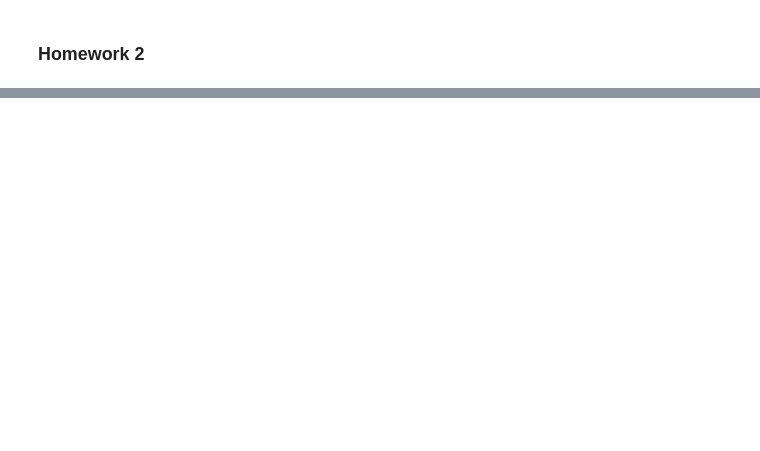
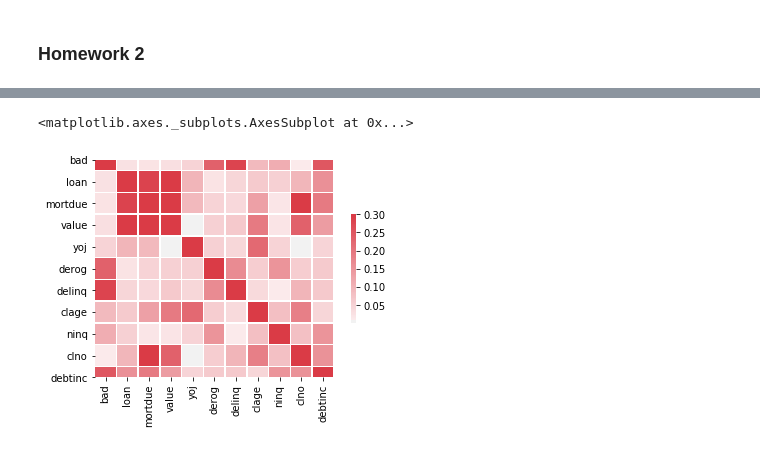
Before and after one commit to UVBMOB/Mert_Caglar, a Jupyter notebook: Homework_2.ipynb, the cells around one changed output, grey strips where cells are left out. Drawn from its saved outputs; the diff is of its cells as text; code cells hidden in the pictures; blank space fills up the shorter version.

```diff
--- a/Homework_2.ipynb
+++ b/Homework_2.ipynb
@@ -57,0 +130,13 @@ Name: debtinc, Length: 99, dtype: float64
+# %%
+corr=data_clean.corr()
+#artık korelasyon matrisi corr
+# %%
+#normalize edilmiş bir korelasyon matrisini tercih ettiğim için bu eklemeleri yapmayı düşündüm
+cmap = sns.diverging_palette(220, 10, as_cmap=True)
+sns.heatmap(corr.abs(), cmap=cmap, vmax=.3, center=0,
+            square=True, linewidths=.5, cbar_kws={"shrink": .5})
+# sonuçta negatif yada pozitif korelasyon bizim için önemli, bizim amacımız hangi iki parametre ilintili diye bulmak,
+# artarken azalıyor veya artıyor olması çok fark etmiyor
+# %% [output]
+<matplotlib.axes._subplots.AxesSubplot at 0x...>
+[figure, added]
```
Also changed, not shown: parts of 22 cells of this notebook.
